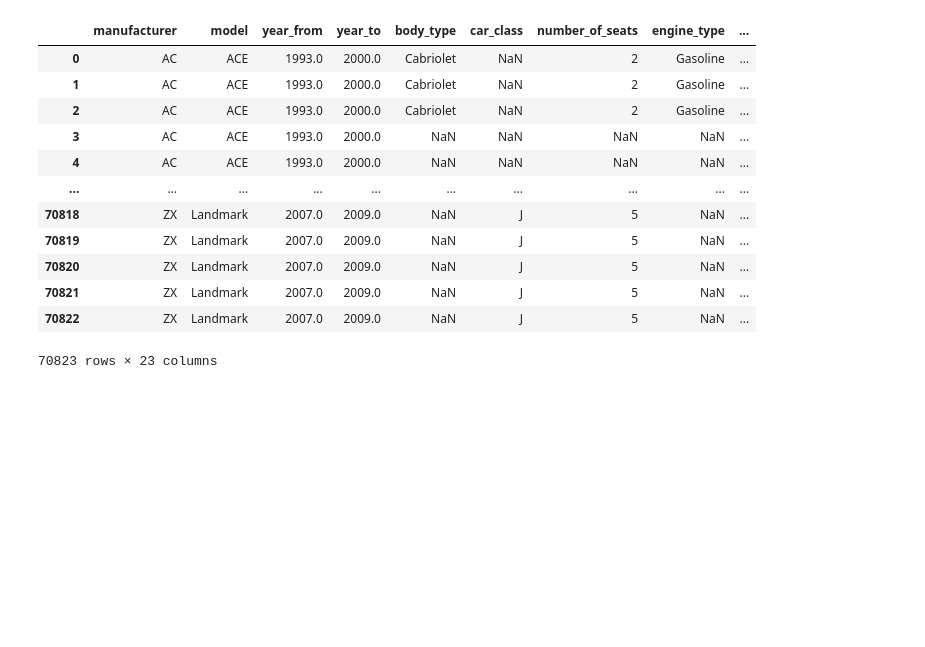
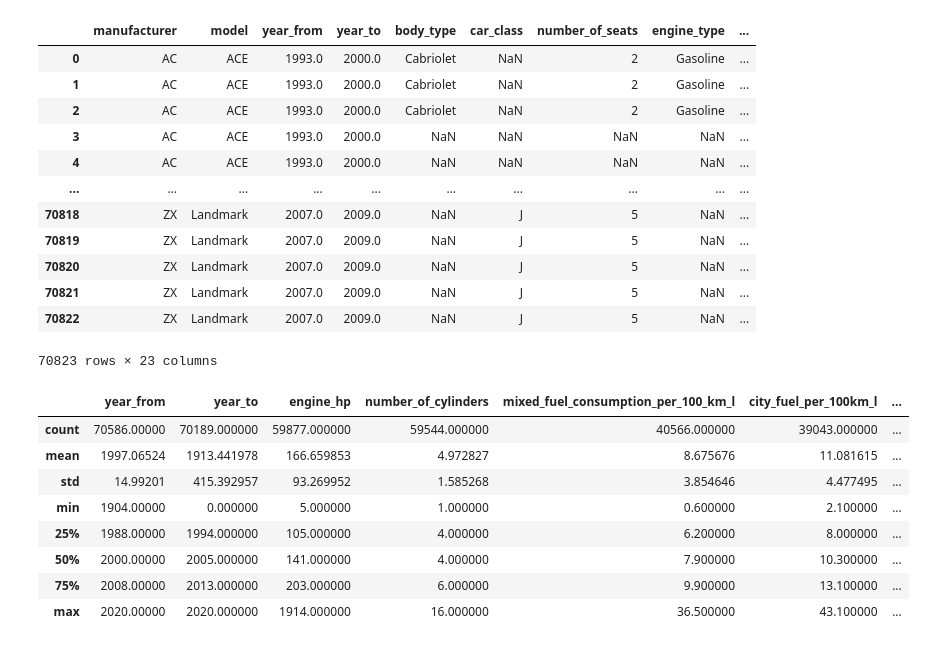
Before and after one commit to val-mon/cars-efficiency, a Jupyter notebook: main.ipynb, the cells around one changed output. Drawn from its saved outputs; the diff is of its cells as text; code cells hidden in the pictures; blank space fills up the shorter version.

```diff
--- a/main.ipynb
+++ b/main.ipynb
@@ -91,3 +110,15 @@ df
 | 70821 | ZX | Landmark | 2007.0 | 2009.0 | NaN | J | 5 | NaN | ... |
 | 70822 | ZX | Landmark | 2007.0 | 2009.0 | NaN | J | 5 | NaN | ... |
 70823 rows × 23 columns
+# %%
+df.describe()
+# %% [output]
+|  | year_from | year_to | engine_hp | number_of_cylinders | mixed_fuel_consumption_per_100_km_l | city_fuel_per_100km_l | ... |
+| count | 70586.00000 | 70189.000000 | 59877.000000 | 59544.000000 | 40566.000000 | 39043.000000 | ... |
+| mean | 1997.06524 | 1913.441978 | 166.659853 | 4.972827 | 8.675676 | 11.081615 | ... |
+| std | 14.99201 | 415.392957 | 93.269952 | 1.585268 | 3.854646 | 4.477495 | ... |
+| min | 1904.00000 | 0.000000 | 5.000000 | 1.000000 | 0.600000 | 2.100000 | ... |
+| 25% | 1988.00000 | 1994.000000 | 105.000000 | 4.000000 | 6.200000 | 8.000000 | ... |
+| 50% | 2000.00000 | 2005.000000 | 141.000000 | 4.000000 | 7.900000 | 10.300000 | ... |
+| 75% | 2008.00000 | 2013.000000 | 203.000000 | 6.000000 | 9.900000 | 13.100000 | ... |
+| max | 2020.00000 | 2020.000000 | 1914.000000 | 16.000000 | 36.500000 | 43.100000 | ... |
```
Also changed, not shown: parts of 8 cells of this notebook.
